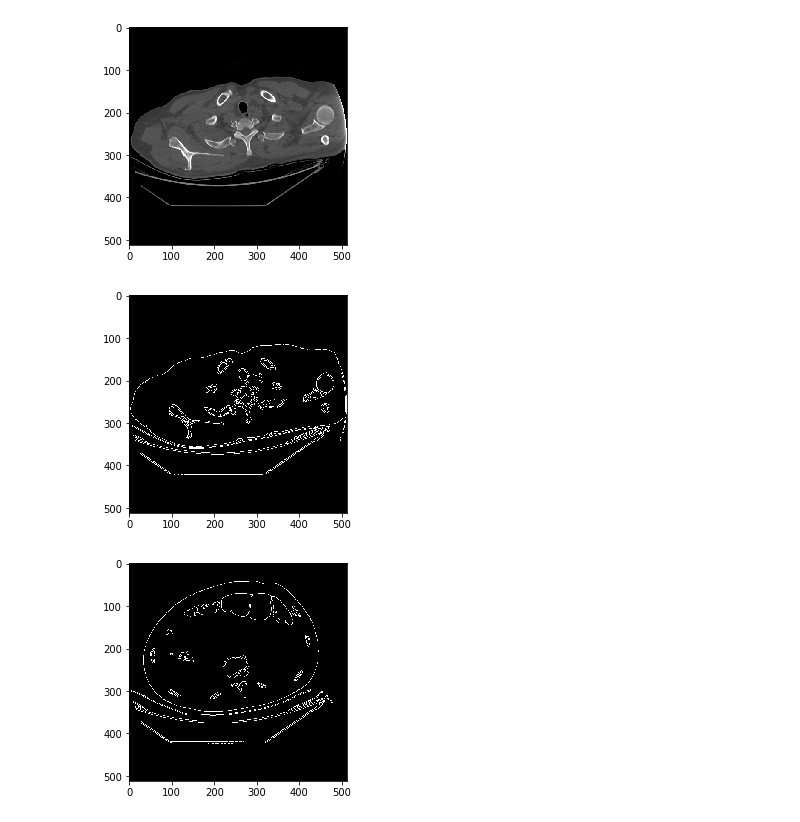
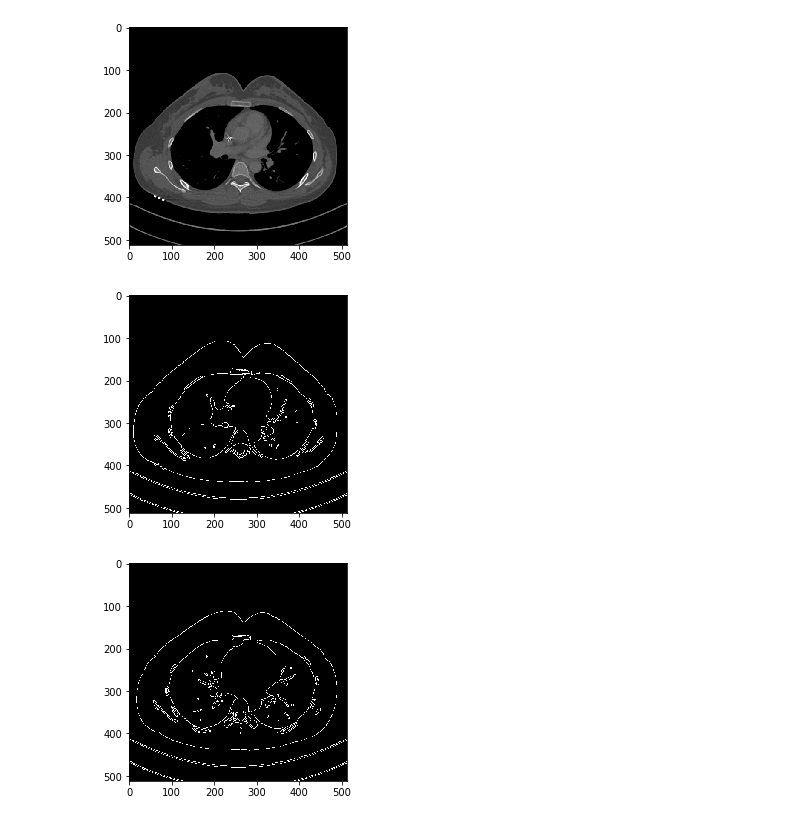
Before and after one commit to Mengman/medical-image-analysis, a Jupyter notebook: canny-edge-detection.ipynb, the cells around one changed output. Saved outputs shown, nothing was run; the diff lists cells and outputs as text; code cells hidden in the pictures.

```diff
--- a/canny-edge-detection.ipynb
+++ b/canny-edge-detection.ipynb
@@ -7,7 +7,7 @@ import numpy as np
 import matplotlib.pyplot as plt
 from functools import partial
 # %%
-dcm_file_name_template = '/media/tx-deepocean/Data/dataset/frature/fracture_mini_datasets/2018_04_17_LuoChaofeng_Ylf/dcm/WHTJ1517088250T125/WHTJ1517088250T125_{:03d}.dcm'
+dcm_file_name_template = '/media/tx-deepocean/Data/dataset/frature/厚胸数据/ZDYFT2418860T100/ZDYFT2418860T100_{:03d}.dcm'
 window_center = 300
 window_width = 1500
 lungwin = np.array([window_center - window_width // 2., window_center + window_width // 2])
@@ -30,16 +30,16 @@ def display(img):
 
 do_canny = partial(cv2.Canny, threshold1=100, threshold2=300)
 # %%
-img = read_dcm_image(35)
+img = read_dcm_image(126)
 display(img)
 # %% [output]
-[figure, old version]
+[figure, new version]
 # %%
 edge = do_canny(img)
 display(edge)
 # %% [output]
-[figure, old version]
+[figure, new version]
 # %%
-display(do_canny(read_dcm_image(263)))
+display(do_canny(read_dcm_image(142)))
 # %% [output]
-[figure, old version]
+[figure, new version]
```
Also changed, not shown: 2 other files.
